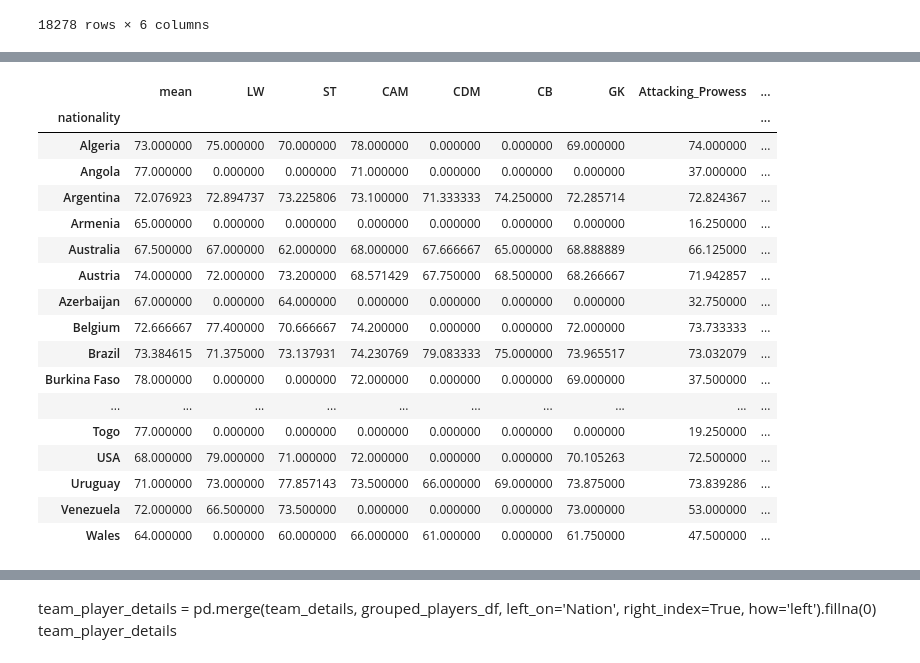
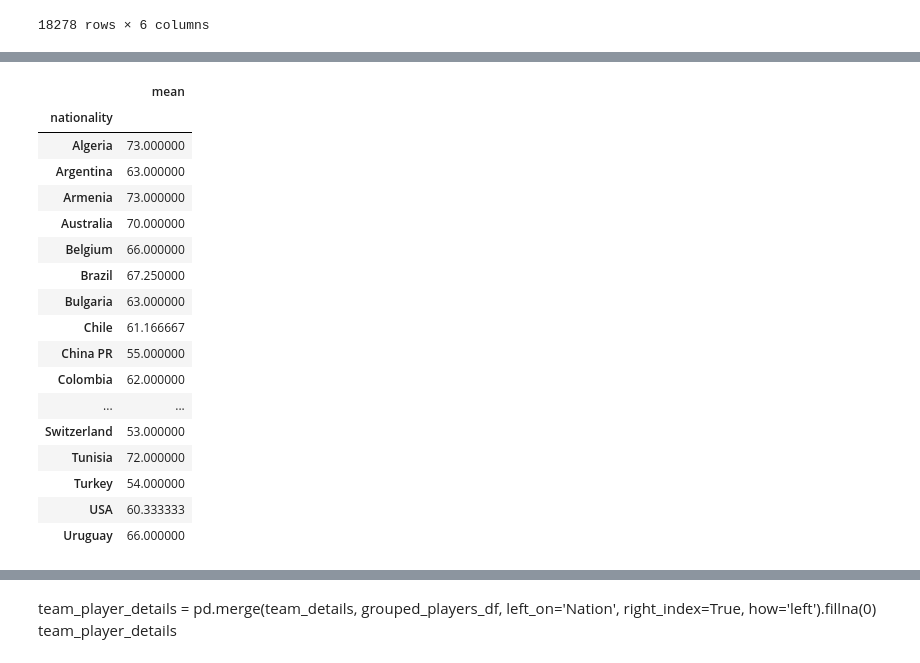
Before and after one commit to rajat3Illinois/2021_Spring_finals, a Jupyter notebook: WorldCupTeamPredictor.ipynb, the cells around one changed output, grey strips where cells are left out. Cells and saved outputs as stored; diff of their text form; code cells hidden in the pictures.

```diff
--- a/WorldCupTeamPredictor.ipynb
+++ b/WorldCupTeamPredictor.ipynb
@@ -54,0 +65,20 @@ players_df
+# %%
+players_df.loc[players_df['player_positions'].str.contains('ST', regex=False), 'player_positions'] = 'A'
+players_df.loc[players_df['player_positions'].str.contains('LW', regex=False), 'player_positions'] = 'A'
+players_df.loc[players_df['player_positions'].str.contains('RW', regex=False), 'player_positions'] = 'A'
+players_df.loc[players_df['player_positions'].str.contains('CAM', regex=False), 'player_positions'] = 'A'
+players_df.loc[players_df['player_positions'].str.contains('CM', regex=False), 'player_positions'] = 'A'
+players_df.loc[players_df['player_positions'].str.contains('RM', regex=False), 'player_positions'] = 'A'
+players_df.loc[players_df['player_positions'].str.contains('LM', regex=False), 'player_positions'] = 'A'
+players_df.loc[players_df['player_positions'].str.contains('CDM', regex=False), 'player_positions'] = 'D'
+players_df.loc[players_df['player_positions'].str.contains('CB', regex=False), 'player_positions'] = 'D'
+players_df.loc[players_df['player_positions'].str.contains('RB', regex=False), 'player_positions'] = 'D'
+players_df.loc[players_df['player_positions'].str.contains('LB', regex=False), 'player_positions'] = 'D'
+players_df.loc[players_df['player_positions'].str.contains('GK', regex=False), 'player_positions'] = 'D'
+players_df.fillna(0)
+#final_grouped_players_df['Attacking_Prowess'] = players_df.loc[players_df['player_positions'] == 'A'].groupby('nationality')['overall'].agg(['sum'])
+#final_grouped_players_df['Attacking_Prowess'] = players_df.loc[players_df['player_positions'] == 'A', 'overall'].sum()
+#final_grouped_players_df['Defensive_Prowess'] = players_df.loc[players_df.player_positions == 'D'].groupby('nationality')['overall'].agg(['mean'])
+players_df
+#players_df.loc[players_df['Attacking_Prowess'] != np.nan]
+#final_grouped_players_df
@@ -55,39 +125,39 @@ players_df
 # %%
-final_grouped_players_df = players_df.loc[players_df.team_position == 'RW'].groupby('nationality')['overall'].agg(['mean'])
-final_grouped_players_df['LW'] = players_df.loc[players_df.team_position == 'LW'].groupby('nationality')['overall'].agg(['mean'])
-final_grouped_players_df['LW'] = final_grouped_players_df['LW'].fillna(0)
-final_grouped_players_df['ST']= players_df.loc[players_df.team_position == 'ST'].groupby('nationality')['overall'].agg(['mean'])
-final_grouped_players_df['ST'] = final_grouped_players_df['ST'].fillna(0)
-final_grouped_players_df['CAM']= players_df.loc[players_df.team_position == 'CAM'].groupby('nationality')['overall'].agg(['mean'])
-final_grouped_players_df['CAM'] = final_grouped_players_df['CAM'].fillna(0)
-final_grouped_players_df['CDM']= players_df.loc[players_df.team_position == 'CDM'].groupby('nationality')['overall'].agg(['mean'])
-final_grouped_players_df['CDM'] = final_grouped_players_df['CDM'].fillna(0)
-final_grouped_players_df['CB']= players_df.loc[players_df.team_position == 'CB'].groupby('nationality')['overall'].agg(['mean'])
-final_grouped_players_df['CB'] = final_grouped_players_df['CB'].fillna(0)
-final_grouped_players_df['GK']= players_df.loc[players_df.team_position == 'GK'].groupby('nationality')['overall'].agg(['mean'])
-final_grouped_players_df['GK'] = final_grouped_players_df['GK'].fillna(0)
-final_grouped_players_df['Attacking_Prowess'] = (final_grouped_players_df['mean'] + final_grouped_players_df['LW'] + final_grouped_players_df['ST'] + final_grouped_players_df['CAM'])/ 4
-final_grouped_players_df['Defensive_Prowess'] = (final_grouped_players_df['CDM'] + final_grouped_players_df['CB']) / 2
+final_grouped_players_df = players_df.loc[players_df.player_positions == 'RW'].groupby('nationality')['overall'].agg(['mean'])
+#final_grouped_players_df['LW'] = players_df.loc[players_df.team_position == 'LW'].groupby('nationality')['overall'].agg(['mean'])
+#final_grouped_players_df['LW'] = final_grouped_players_df['LW'].fillna(0)
+#final_grouped_players_df['ST']= players_df.loc[players_df.team_position == 'ST'].groupby('nationality')['overall'].agg(['mean'])
+#final_grouped_players_df['ST'] = final_grouped_players_df['ST'].fillna(0)
+#final_grouped_players_df['CAM']= players_df.loc[players_df.team_position == 'CAM'].groupby('nationality')['overall'].agg(['mean'])
+#final_grouped_players_df['CAM'] = final_grouped_players_df['CAM'].fillna(0)
+#final_grouped_players_df['CDM']= players_df.loc[players_df.team_position == 'CDM'].groupby('nationality')['overall'].agg(['mean'])
+#final_grouped_players_df['CDM'] = final_grouped_players_df['CDM'].fillna(0)
+#final_grouped_players_df['CB']= players_df.loc[players_df.team_position == 'CB'].groupby('nationality')['overall'].agg(['mean'])
+#final_grouped_players_df['CB'] = final_grouped_players_df['CB'].fillna(0)
+#final_grouped_players_df['GK']= players_df.loc[players_df.team_position == 'GK'].groupby('nationality')['overall'].agg(['mean'])
+#final_grouped_players_df['GK'] = final_grouped_players_df['GK'].fillna(0)
+#final_grouped_players_df['Attacking_Prowess'] = (final_grouped_players_df['mean'] + final_grouped_players_df['LW'] + final_grouped_players_df['ST'] + final_grouped_players_df['CAM'])/ 4
+#final_grouped_players_df['Defensive_Prowess'] = (final_grouped_players_df['CDM'] + final_grouped_players_df['CB']) / 2
 final_grouped_players_df
 # %% [output]
-|  | mean | LW | ST | CAM | CDM | CB | GK | Attacking_Prowess | ... |
-| nationality |  |  |  |  |  |  |  |  | ... |
-| Algeria | 73.000000 | 75.000000 | 70.000000 | 78.000000 | 0.000000 | 0.000000 | 69.000000 | 74.000000 | ... |
-| Angola | 77.000000 | 0.000000 | 0.000000 | 71.000000 | 0.000000 | 0.000000 | 0.000000 | 37.000000 | ... |
-| Argentina | 72.076923 | 72.894737 | 73.225806 | 73.100000 | 71.333333 | 74.250000 | 72.285714 | 72.824367 | ... |
-| Armenia | 65.000000 | 0.000000 | 0.000000 | 0.000000 | 0.000000 | 0.000000 | 0.000000 | 16.250000 | ... |
-| Australia | 67.500000 | 67.000000 | 62.000000 | 68.000000 | 67.666667 | 65.000000 | 68.888889 | 66.125000 | ... |
-| Austria | 74.000000 | 72.000000 | 73.200000 | 68.571429 | 67.750000 | 68.500000 | 68.266667 | 71.942857 | ... |
-| Azerbaijan | 67.000000 | 0.000000 | 64.000000 | 0.000000 | 0.000000 | 0.000000 | 0.000000 | 32.750000 | ... |
-| Belgium | 72.666667 | 77.400000 | 70.666667 | 74.200000 | 0.000000 | 0.000000 | 72.000000 | 73.733333 | ... |
-| Brazil | 73.384615 | 71.375000 | 73.137931 | 74.230769 | 79.083333 | 75.000000 | 73.965517 | 73.032079 | ... |
-| Burkina Faso | 78.000000 | 0.000000 | 0.000000 | 72.000000 | 0.000000 | 0.000000 | 69.000000 | 37.500000 | ... |
-| ... | ... | ... | ... | ... | ... | ... | ... | ... | ... |
-| Togo | 77.000000 | 0.000000 | 0.000000 | 0.000000 | 0.000000 | 0.000000 | 0.000000 | 19.250000 | ... |
-| USA | 68.000000 | 79.000000 | 71.000000 | 72.000000 | 0.000000 | 0.000000 | 70.105263 | 72.500000 | ... |
-| Uruguay | 71.000000 | 73.000000 | 77.857143 | 73.500000 | 66.000000 | 69.000000 | 73.875000 | 73.839286 | ... |
-| Venezuela | 72.000000 | 66.500000 | 73.500000 | 0.000000 | 0.000000 | 0.000000 | 73.000000 | 53.000000 | ... |
-| Wales | 64.000000 | 0.000000 | 60.000000 | 66.000000 | 61.000000 | 0.000000 | 61.750000 | 47.500000 | ... |
+|  | mean |
+| nationality |  |
+| Algeria | 73.000000 |
+| Argentina | 63.000000 |
+| Armenia | 73.000000 |
+| Australia | 70.000000 |
+| Belgium | 66.000000 |
+| Brazil | 67.250000 |
+| Bulgaria | 63.000000 |
+| Chile | 61.166667 |
+| China PR | 55.000000 |
+| Colombia | 62.000000 |
+| ... | ... |
+| Switzerland | 53.000000 |
+| Tunisia | 72.000000 |
+| Turkey | 54.000000 |
+| USA | 60.333333 |
+| Uruguay | 66.000000 |
 # %%
 # Merge_data_frame= data_frame.set_index('Nation')
 # Merge_data_frame
```
Also changed, not shown: parts of 22 cells of this notebook, 1 other file.
